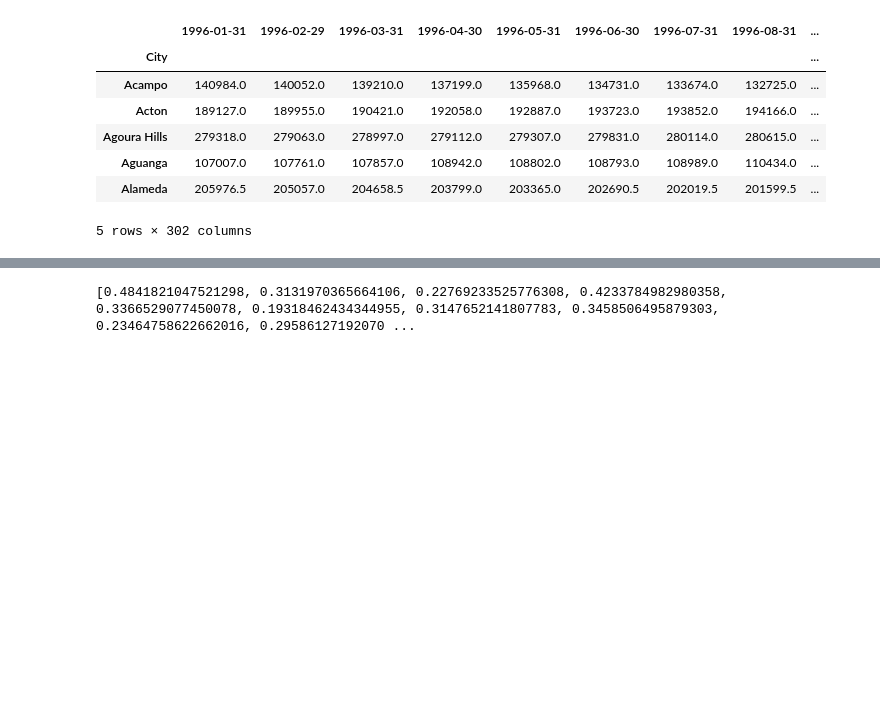
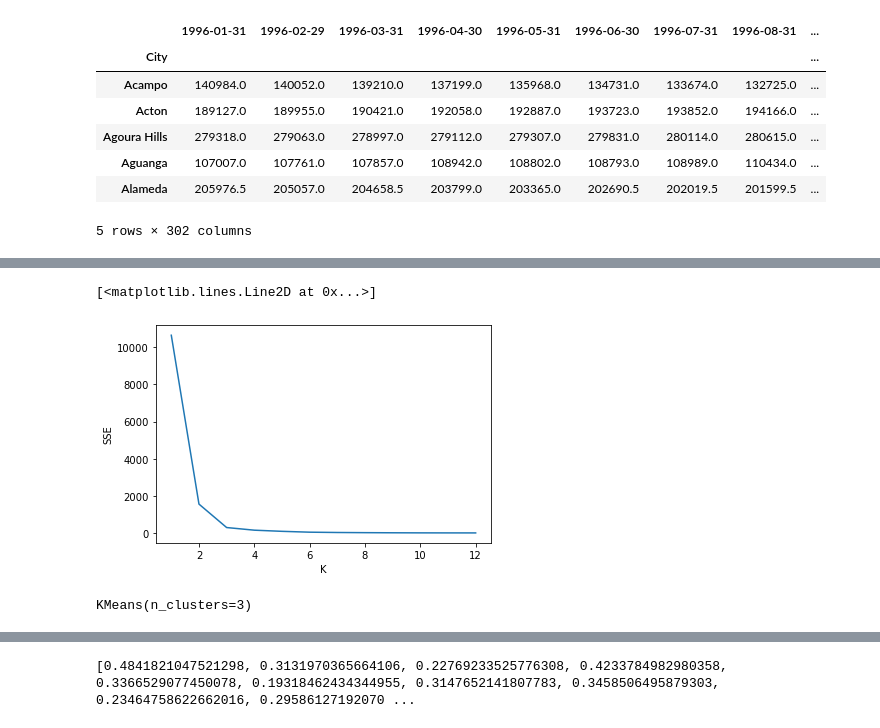
Before and after one commit to mightlee123/Project-2, a Jupyter notebook: Project_2.ipynb, the cells around one changed output, grey strips where cells are left out. Drawn from its saved outputs; the diff is of its cells as text; code cells hidden in the pictures; blank space fills up the shorter version.

Commit message:
elbow, K means, cluster centers

```diff
--- a/Project_2.ipynb
+++ b/Project_2.ipynb
@@ -65,3 +68,14 @@ group_ca_price_df.head()
 | Aguanga | 107007.0 | 107761.0 | 107857.0 | 108942.0 | 108802.0 | 108793.0 | 108989.0 | 110434.0 | ... |
 | Alameda | 205976.5 | 205057.0 | 204658.5 | 203799.0 | 203365.0 | 202690.5 | 202019.5 | 201599.5 | ... |
 5 rows × 302 columns
+# %%
+yoy_price_list=[]
+yoy_price_df=pd.DataFrame()
+yoy_price_change_df=pd.DataFrame()
+for i in range(1997,2022):
+    current_year=group_ca_price_df[f"{i}-01-31"]
+    past_year=group_ca_price_df[f"{i-1}-01-31"]
+    yoy_price_df[i]=current_year
+    yoy_price_change_df[2021-i]=(current_year-past_year)/past_year
+
+yoy_price_change_df
@@ -67,0 +108,8 @@ group_ca_price_df.head()
+# %%
+transpose_yoy_price_change_df=yoy_price_change_df.transpose()
+# %%
+# Find when the peek happened
+peek_df=pd.DataFrame()
+peek_df["when"] = transpose_yoy_price_change_df.idxmax()
+peek_df["pct_increase"]=transpose_yoy_price_change_df.max()
+peek_df
@@ -67,0 +131,21 @@ group_ca_price_df.head()
+# %%
+#elbow method, find SSE
+k_rng=range(1,13)
+sse=[]
+for k in k_rng:
+    km= KMeans(n_clusters=k)
+    km.fit(peek_df[["when","pct_increase"]])
+    sse.append(km.inertia_)
+# %%
+#plot elbow
+plt.xlabel("K")
+plt.ylabel("SSE")
+plt.plot(k_rng,sse)
+# %% [output]
+[<matplotlib.lines.Line2D at 0x...>]
+[figure, added]
+# %%
+km_model = KMeans(n_clusters=3)
+km_model
+# %% [output]
+KMeans(n_clusters=3)
```
Also changed, not shown: parts of 18 cells of this notebook.
